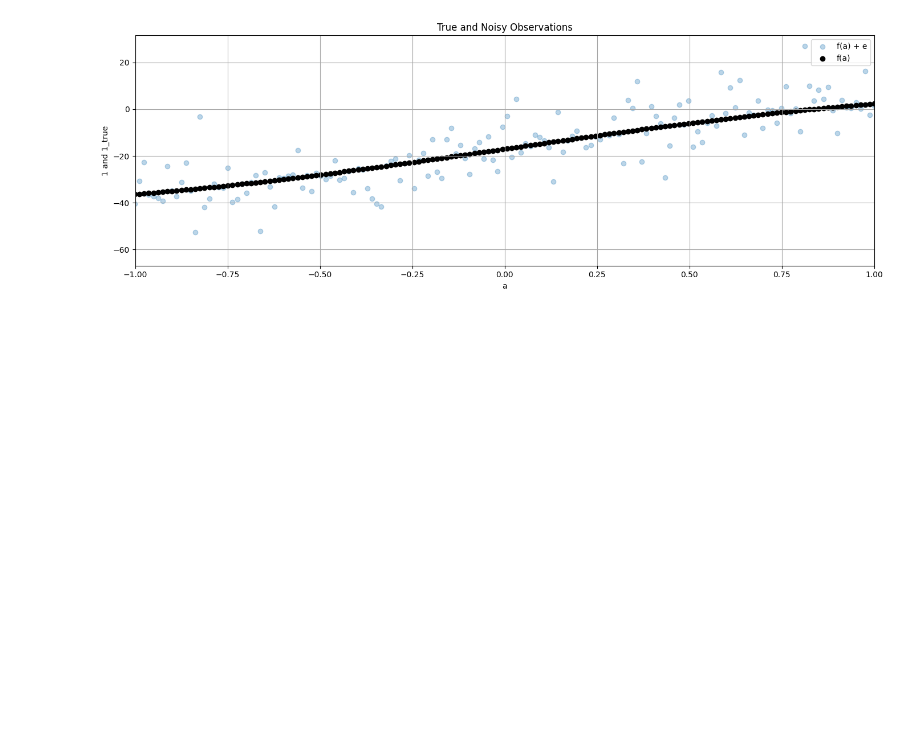
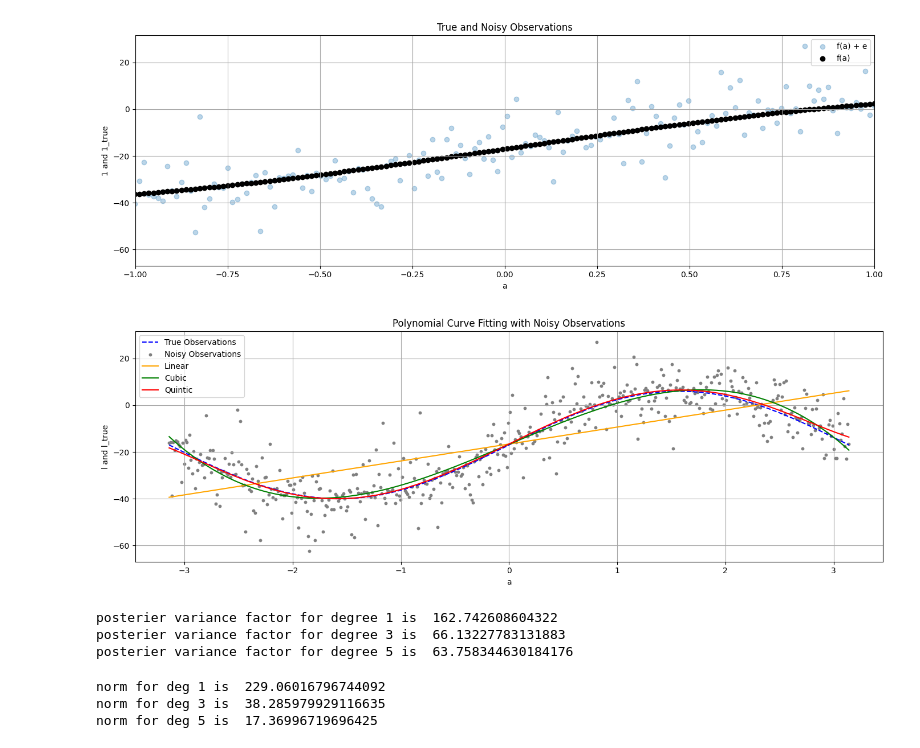
Before and after one commit to VenkataSaiVijayaBhaskar/ENGG680_2025_Fall, a Jupyter notebook: Lab_Assignment1/StudentGradeManagementSystem.ipynb, the cells around one changed output. Saved outputs shown, nothing was run; the diff lists cells and outputs as text; code cells hidden in the pictures; blank space fills up the shorter version.

```diff
--- a/Lab_Assignment1/StudentGradeManagementSystem.ipynb
+++ b/Lab_Assignment1/StudentGradeManagementSystem.ipynb
@@ -483,32 +548,66 @@ def fit_polynomial_curve(a: np.ndarray, l: np.ndarray, P: np.ndarray, deg: int)
 # hint: use polyval function from numpy library (check input argument carefully)
 # (1 marks)
 
-quadratic_uw = #...
-quartic_uw = #...
-hexic_uw = #...
+quadratic_uw = np.polyval(returned_values[2]['estimated_polynomial_coefficients'][::-1], a)
+quartic_uw = np.polyval(returned_values[4]['estimated_polynomial_coefficients'][::-1], a)
+hexic_uw = np.polyval(returned_values[6]['estimated_polynomial_coefficients'][::-1], a)
+
+#defining Line&cubic&quintic for step 8
+line_uw = np.polyval(returned_values1[1]['estimated_polynomial_coefficients'][::-1], a)
+cubic_uw = np.polyval(returned_values1[3]['estimated_polynomial_coefficients'][::-1], a)
+quintic_uw = np.polyval(returned_values1[5]['estimated_polynomial_coefficients'][::-1], a)
 # %%
 # step 8
 # use the matplotlib to plot each polynomial function, noisy observations l, true observations l_true, together in one single figure
 # for the polynomials of line, cubic and quintic, use color of orange, green and red respectively.
 # (2 marks)
 
 fig, ax = plt.subplots(nrows=1, ncols=1, figsize=(14, 5))
-# ...
+ax.plot(a, l_true, label='True Observations', color='blue', linestyle='--')
+ax.scatter(a, l, color='gray', label='Noisy Observations', s=10)
 
+ax.plot(a, line_uw, color='orange', label='Linear')
+ax.plot(a, cubic_uw, color='green', label='Cubic')
+ax.plot(a, quintic_uw, color='red', label='Quintic')
+
+ax.set_title('Polynomial Curve Fitting with Noisy Observations')
+ax.set_xlabel('a')
+ax.set_ylabel('l and l_true')
+ax.legend()
 
 ax.grid(True, which='both',ls='-',color='0.65')
 
 fig.tight_layout()
+# %% [output]
+[figure, added]
 # %%
 # step 9
 # print the a posterier variance factor for each polynomial function
 # (3 marks)
-# ...
+print("posterier variance factor for degree 1 is ", returned_values1[1]['goodness_of_fit'])
+
+print("posterier variance factor for degree 3 is ", returned_values1[3]['goodness_of_fit'])
+
+print("posterier variance factor for degree 5 is ", returned_values1[5]['goodness_of_fit'])
+# %% [output]
+posterier variance factor for degree 1 is  162.742608604322
+posterier variance factor for degree 3 is  66.13227783131883
+posterier variance factor for degree 5 is  63.758344630184176
 # %%
 # step 10
 # compute and print the norm between the predicted observations (output from each polynomial function) and the true observations
 # (3 marks)
-# ...
+norm_deg_1 = np.linalg.norm(l_true - line_uw)
+norm_deg_3 = np.linalg.norm(l_true - cubic_uw)
+norm_deg_5 = np.linalg.norm(l_true - quintic_uw)
+
+print("norm for deg 1 is ", norm_deg_1)
+print("norm for deg 3 is ", norm_deg_3)
+print("norm for deg 5 is ", norm_deg_5)
+# %% [output]
+norm for deg 1 is  229.06016796744092
+norm for deg 3 is  38.285979929116635
+norm for deg 5 is  17.36996719696425
 # %%
 # step 11
 # comment on the results of a posterier variance factor and norm, what pattern do you observe
```
Also changed, not shown: parts of 6 cells of this notebook.
